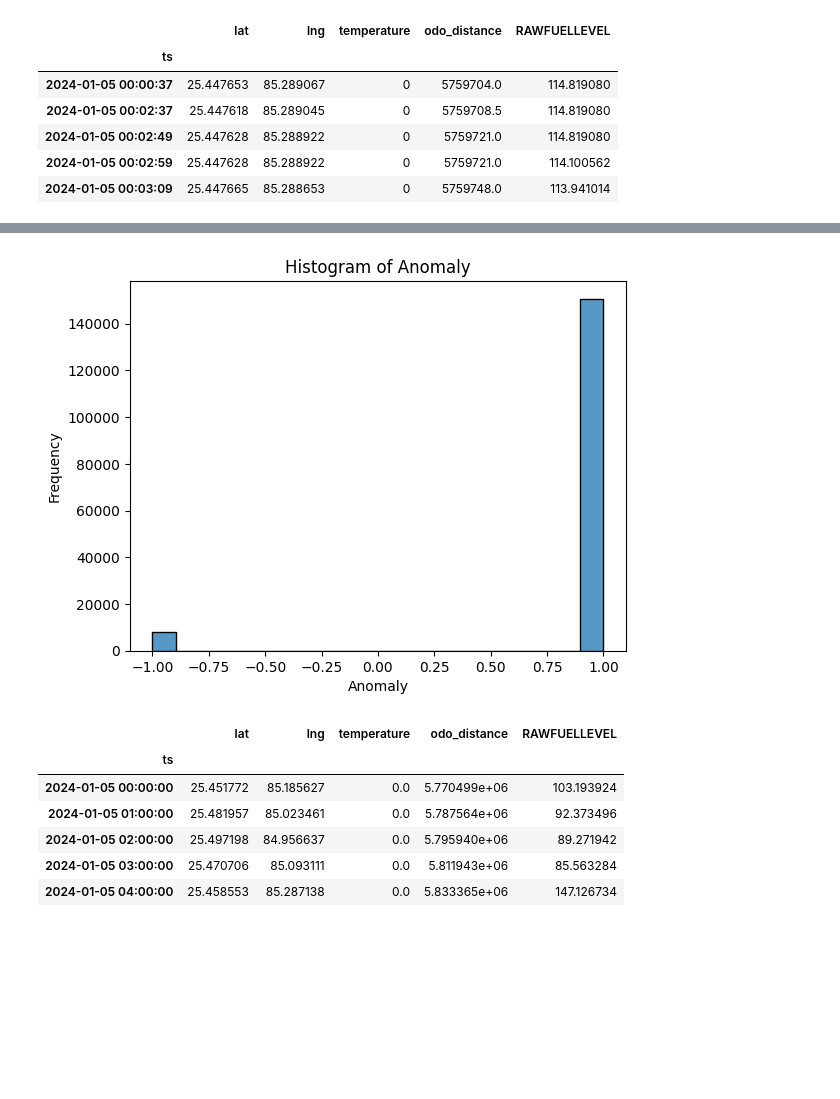
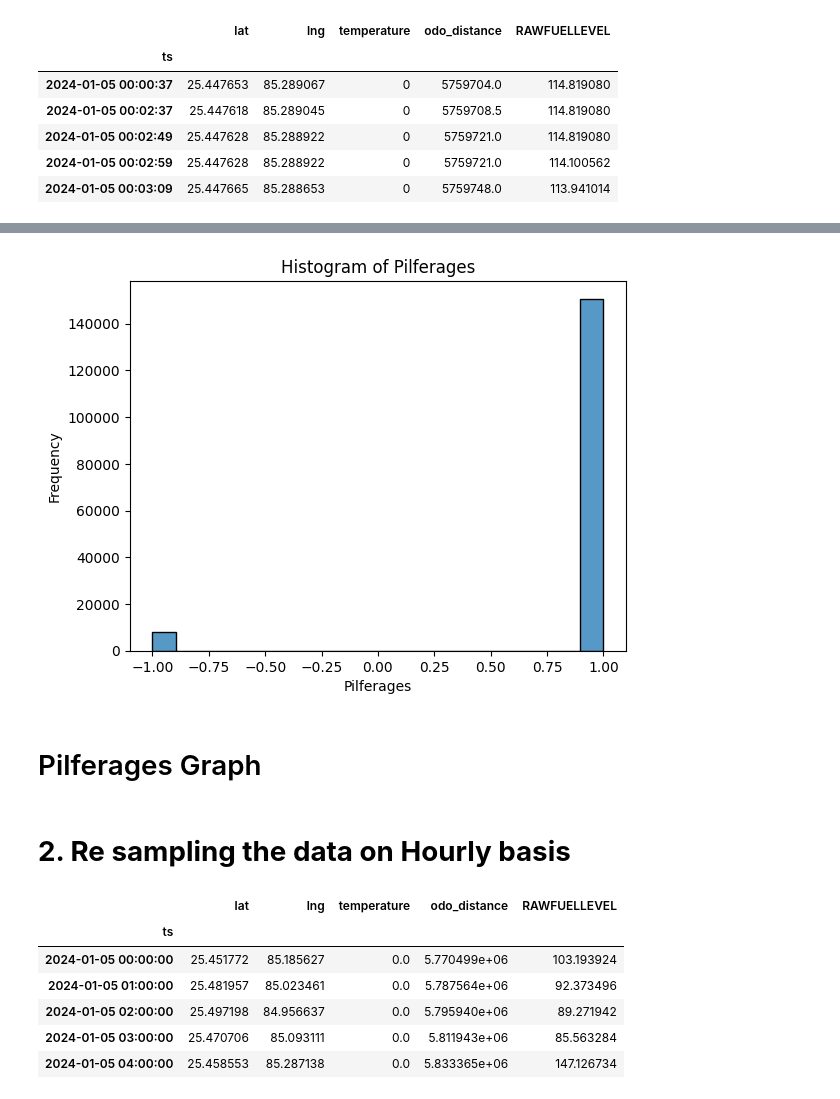
Before and after one commit to Mukund94/FUEL-MANAGEMENT-SOLUTION-TEST-CASE, a Jupyter notebook: FUEL_MANAGEMENT_SOLUTION_TEST_CASE.ipynb, the cells around one changed output, grey strips where cells are left out. Saved outputs shown, nothing was run; the diff lists cells and outputs as text; code cells hidden in the pictures; blank space fills up the shorter version.

```diff
--- a/FUEL_MANAGEMENT_SOLUTION_TEST_CASE.ipynb
+++ b/FUEL_MANAGEMENT_SOLUTION_TEST_CASE.ipynb
@@ -455,9 +486,9 @@ df_before_resampled.head(5)
 # %%
-# prompt: generate anomaly detection model to for data frame df_resampled using all feature to target feature RAWFUELLEVEL
+# Anomaly detection model to for data frame df_resampled using all feature and records
 
 from sklearn.ensemble import IsolationForest
 model = IsolationForest(n_estimators=100, contamination=0.05)
 model.fit(df_before_resampled)
 
-df_before_resampled['Anomaly']=model.predict(df_before_resampled)
+df_before_resampled['Pilferages']=model.predict(df_before_resampled)
 # %%
@@ -470,13 +503,17 @@ Name: count, dtype: int64
 # %%
-sns.histplot(df_before_resampled['Anomaly'])
-plt.xlabel("Anomaly")
+sns.histplot(df_before_resampled['Pilferages'])
+plt.xlabel("Pilferages")
 plt.ylabel("Frequency")
-plt.title("Histogram of Anomaly")
+plt.title("Histogram of Pilferages")
 plt.show()
 # %% [output]
-[figure, old version]
+[figure, new version]
+# %% [markdown]
+# Pilferages Graph
 # %%
 #df_before_resampled.to_csv("/content/df_before_resampled.csv")
+# %% [markdown]
+# **2.  Re sampling the data on Hourly basis**
 # %%
 # resample the dataframe df on Day wise
 df_resampled = df_deduplicated.set_index('ts').resample('H').mean()
```
Also changed, not shown: parts of 37 cells of this notebook, 1 other file.
